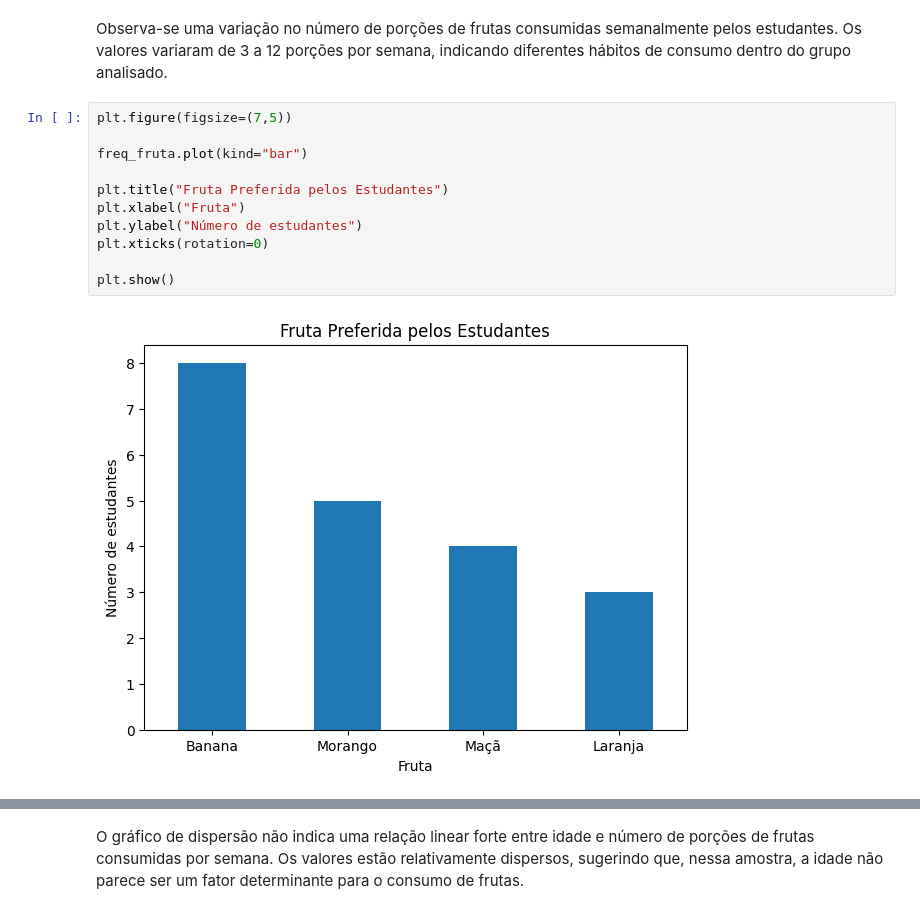
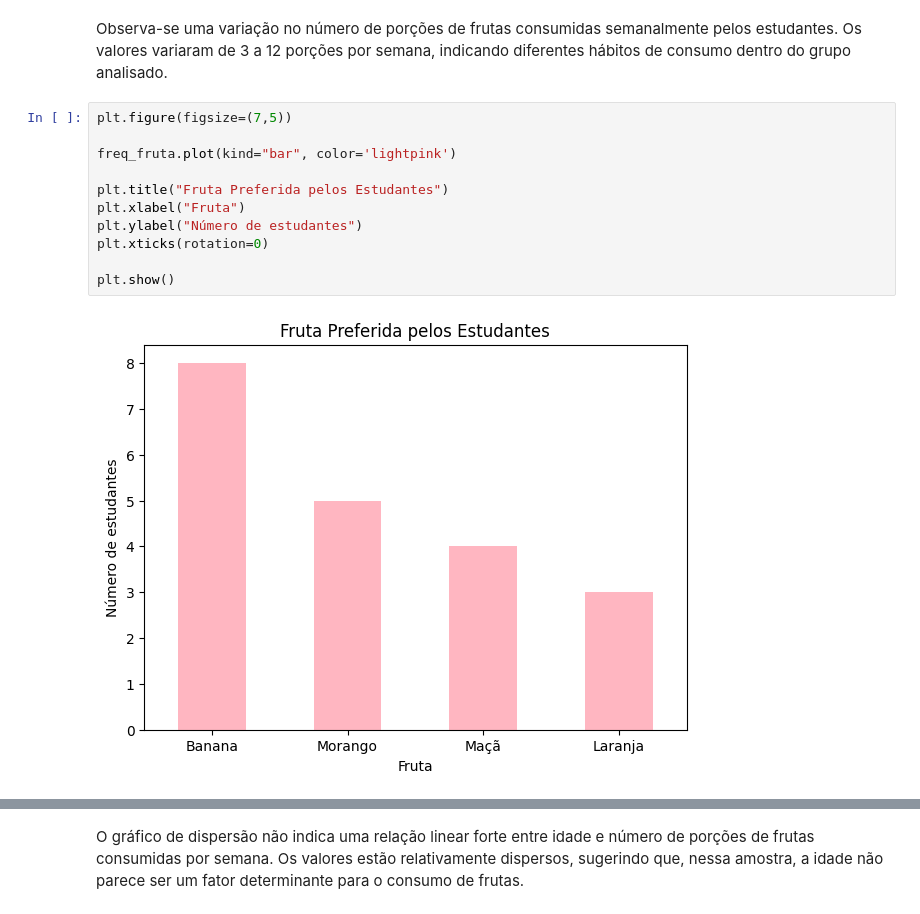
Before and after one commit to yasfmonteiro/Atividades-Estatistica-2026, a Jupyter notebook: tarefa3.ipynb, the cells around one changed output, grey strips where cells are left out. Drawn from its saved outputs; the diff is of its cells as text.

```diff
--- a/tarefa3.ipynb
+++ b/tarefa3.ipynb
@@ -126,16 +130,16 @@ Observa-se uma variação no número de porções de frutas consumidas semanalme
 # %%
 plt.figure(figsize=(7,5))
 
-freq_fruta.plot(kind="bar")
+freq_fruta.plot(kind="bar", color='lightpink')
 
 plt.title("Fruta Preferida pelos Estudantes")
 plt.xlabel("Fruta")
 plt.ylabel("Número de estudantes")
 plt.xticks(rotation=0)
 
 plt.show()
 # %% [output]
-[figure, old version]
+[figure, new version]
 # %%
 plt.figure(figsize=(7,5))
 
```
Also changed, not shown: parts of 3 cells of this notebook.
